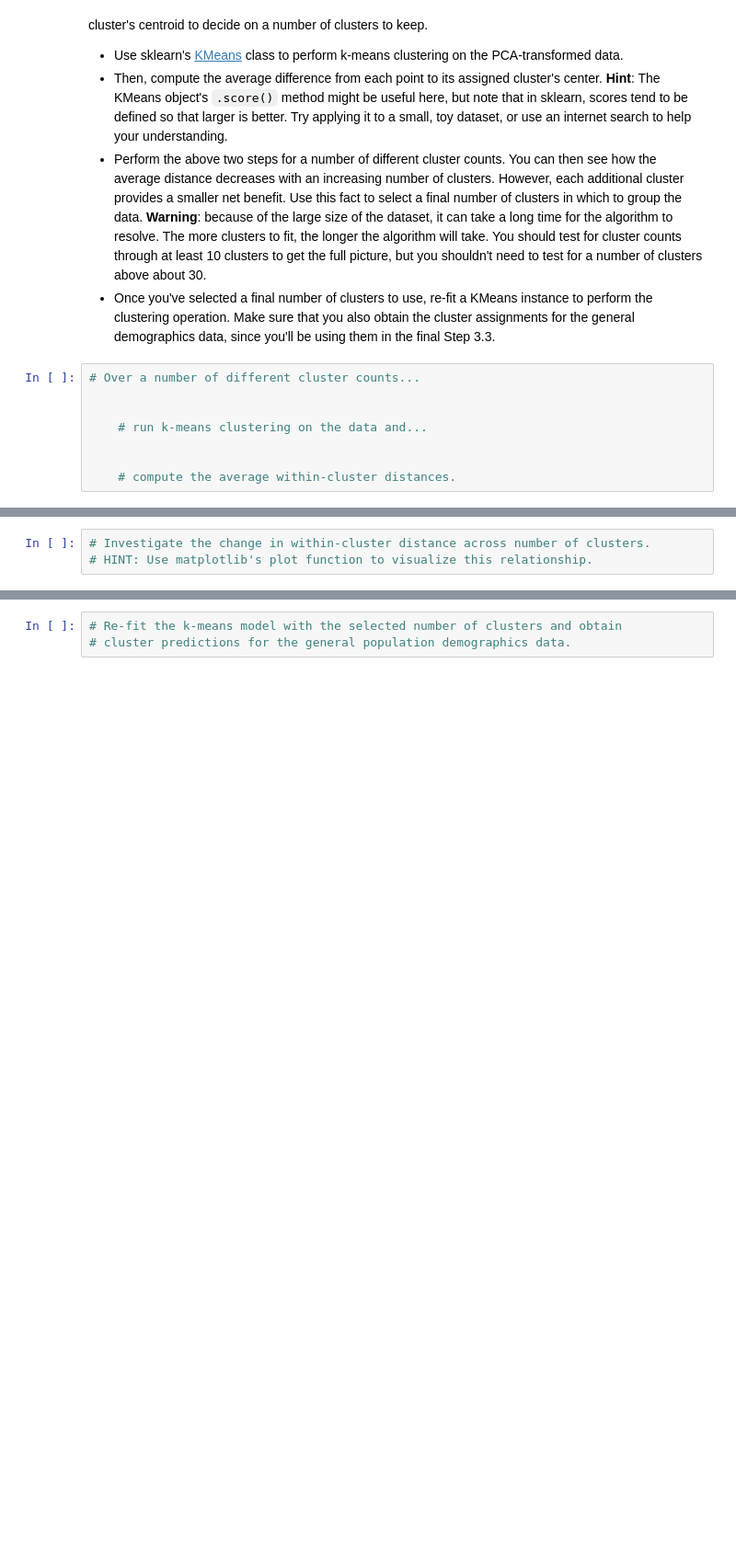
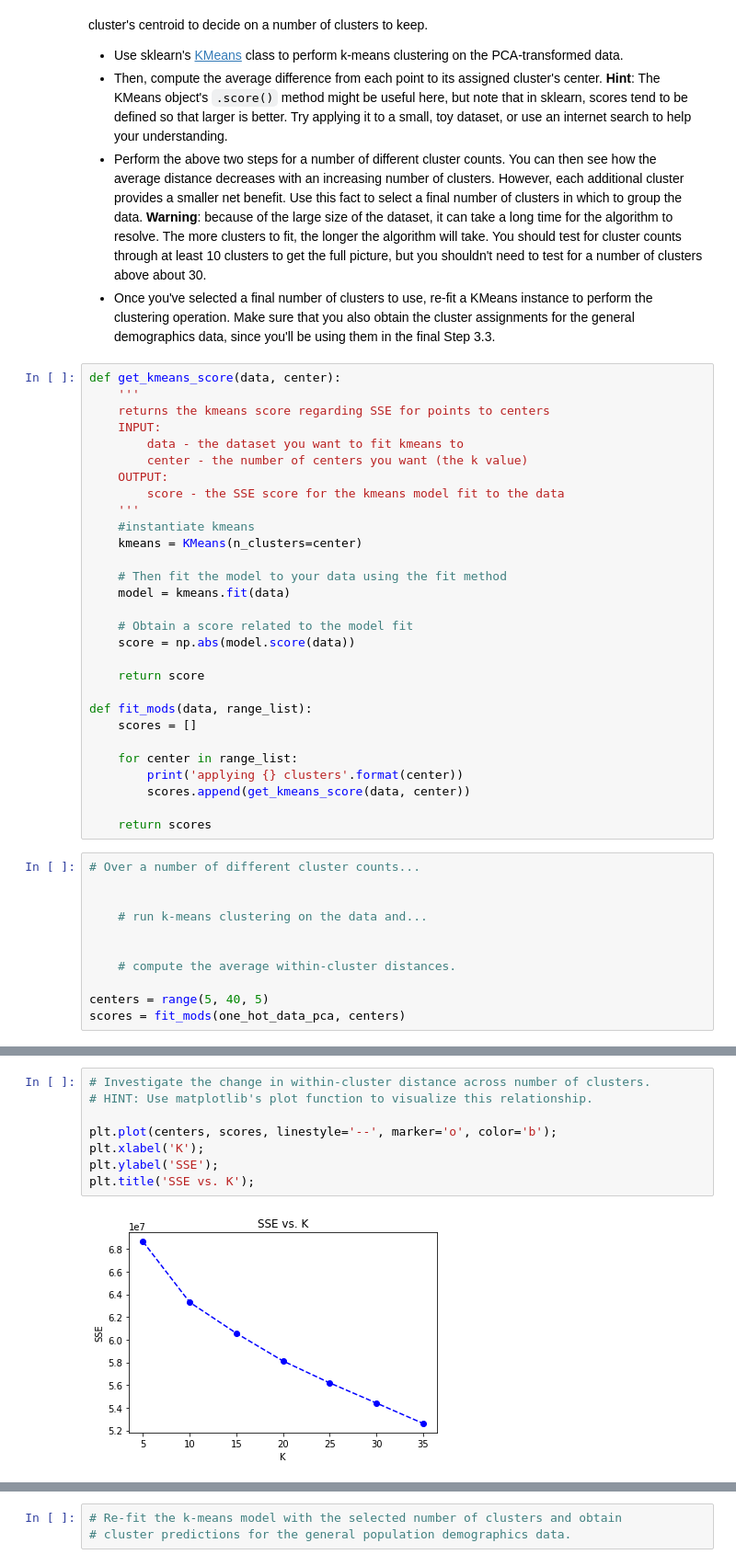
Before and after one commit to dylan-shao/ML-DS-Udacity_Data_Scientist_Nanodegree, a Jupyter notebook: 0. Projects/Unspuervised Learning: Identify_Customer_Segments/Identify_Customer_Segments.ipynb, the cells around one changed output, grey strips where cells are left out. Shown: that part at 92% size. Cells and saved outputs as stored; diff of their text form; blank space fills up the shorter version.

Commit message:
Unsupervised project: apply kmeans algorithm to the general population

```diff
--- a/0. Projects/Unspuervised Learning: Identify_Customer_Segments/Identify_Customer_Segments.ipynb
+++ b/0. Projects/Unspuervised Learning: Identify_Customer_Segments/Identify_Customer_Segments.ipynb
@@ -1135,6 +1122,35 @@ You've assessed and cleaned the demographics data, then scaled and transformed t
 - Then, compute the average difference from each point to its assigned cluster's center. **Hint**: The KMeans object's `.score()` method might be useful here, but note that in sklearn, scores tend to be defined so that larger is better. Try applying it to a small, toy dataset, or use an internet search to help your understanding.
 - Perform the above two steps for a number of different cluster counts. You can then see how the average distance decreases with an increasing number of clusters. However, each additional cluster provides a smaller net benefit. Use this fact to select a final number of clusters in which to group the data. **Warning**: because of the large size of the dataset, it can take a long time for the algorithm to resolve. The more clusters to fit, the longer the algorithm will take. You should test for cluster counts through at least 10 clusters to get the full picture, but you shouldn't need to test for a number of clusters above about 30.
 - Once you've selected a final number of clusters to use, re-fit a KMeans instance to perform the clustering operation. Make sure that you also obtain the cluster assignments for the general demographics data, since you'll be using them in the final Step 3.3.
+# %%
+def get_kmeans_score(data, center):
+    '''
+    returns the kmeans score regarding SSE for points to centers
+    INPUT:
+        data - the dataset you want to fit kmeans to
+        center - the number of centers you want (the k value)
+    OUTPUT:
+        score - the SSE score for the kmeans model fit to the data
+    '''
+    #instantiate kmeans
+    kmeans = KMeans(n_clusters=center)
+
+    # Then fit the model to your data using the fit method
+    model = kmeans.fit(data)
+
+    # Obtain a score related to the model fit
+    score = np.abs(model.score(data))
+
+    return score
+
+def fit_mods(data, range_list):
+    scores = []
+
+    for center in range_list:
+        print('applying {} clusters'.format(center))
+        scores.append(get_kmeans_score(data, center))
+
+    return scores
 # %%
 # Over a number of different cluster counts...
 
@@ -1143,3 +1159,6 @@ You've assessed and cleaned the demographics data, then scaled and transformed t
 
 
     # compute the average within-cluster distances.
+
+centers = range(5, 40, 5)
+scores = fit_mods(one_hot_data_pca, centers)
@@ -1146,3 +1173,10 @@ You've assessed and cleaned the demographics data, then scaled and transformed t
 # %%
 # Investigate the change in within-cluster distance across number of clusters.
 # HINT: Use matplotlib's plot function to visualize this relationship.
+
+plt.plot(centers, scores, linestyle='--', marker='o', color='b');
+plt.xlabel('K');
+plt.ylabel('SSE');
+plt.title('SSE vs. K');
+# %% [output]
+[figure, added]
```
Also changed, not shown: parts of 8 cells of this notebook, 3 other files.
